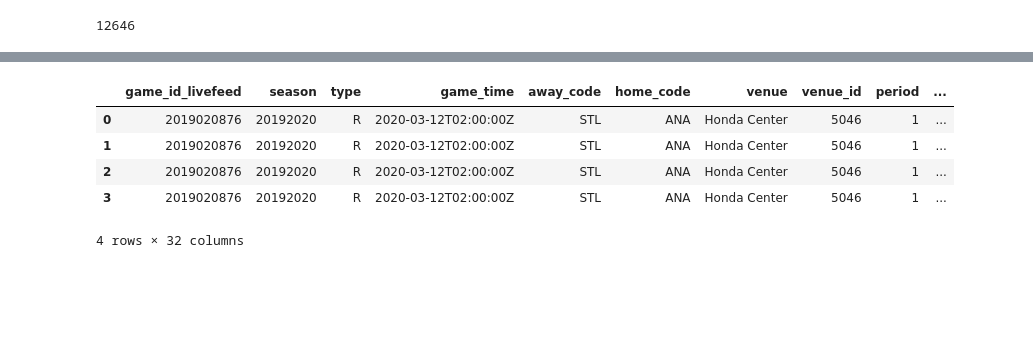
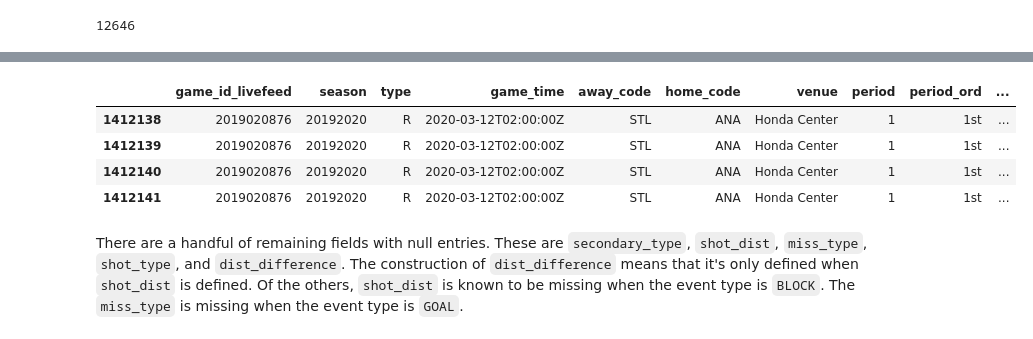
Before and after one commit to nmwodarz/Springboard, a Jupyter notebook: Capstone2/Capstone 2 Data Wrangling.ipynb, the cells around one changed output, grey strips where cells are left out. Cells and saved outputs as stored; diff of their text form; code cells hidden in the pictures; blank space fills up the shorter version.

Commit message:
Finishing Data Wrangling

```diff
--- a/Capstone2/Capstone 2 Data Wrangling.ipynb
+++ b/Capstone2/Capstone 2 Data Wrangling.ipynb
@@ -1528,3 +95,14 @@ len(bad_links)
+# %%
+def read_game_frame(live_feed_link):
+    current_dir = Path.cwd()
+    game_id = live_feed_link[13:23]
+
+    relative_path = 'data/games/combined_' + game_id + '.pkl'
+    frame_path = current_dir.joinpath(relative_path)
+
+    game_frame = pd.read_pickle(str(frame_path))
+    return game_frame
 # %%
-combined_frame_list = [get_game_combined_frame_from_local(link) for link in game_links if link not in bad_links];
-shot_frame = pd.concat(combined_frame_list);
+combined_frame_list = [read_game_frame(link) for link in game_links if link not in bad_links]
+shot_frame = pd.concat(combined_frame_list)
+shot_frame.reset_index(drop=True, inplace=True)
@@ -1550,0 +134,3 @@ memory usage: 350.1+ MB
+# %%
+# game_id_htmlreport is redundant and can be removed.
+shot_frame.drop('game_id_htmlreport', axis=1, inplace=True)
@@ -1550,0 +159,2 @@ memory usage: 350.1+ MB
+# %%
+pd.set_option('display.max_columns', None)
@@ -1612,14 +254,15 @@ memory usage: 350.1+ MB
 # %%
-shot_frame[shot_frame['pos_a'].isna()]
+shot_frame[shot_frame['pos_a'].isna() | shot_frame['pos_h'].isna()]
 # %% [output]
-|  | game_id_livefeed | season | type | game_time | away_code | home_code | venue | venue_id | period | ... |
-| 0 | 2019020876 | 20192020 | R | 2020-03-12T02:00:00Z | STL | ANA | Honda Center | 5046 | 1 | ... |
-| 1 | 2019020876 | 20192020 | R | 2020-03-12T02:00:00Z | STL | ANA | Honda Center | 5046 | 1 | ... |
-| 2 | 2019020876 | 20192020 | R | 2020-03-12T02:00:00Z | STL | ANA | Honda Center | 5046 | 1 | ... |
-| 3 | 2019020876 | 20192020 | R | 2020-03-12T02:00:00Z | STL | ANA | Honda Center | 5046 | 1 | ... |
+|  | game_id_livefeed | season | type | game_time | away_code | home_code | venue | period | period_ord | ... |
+| 1412138 | 2019020876 | 20192020 | R | 2020-03-12T02:00:00Z | STL | ANA | Honda Center | 1 | 1st | ... |
+| 1412139 | 2019020876 | 20192020 | R | 2020-03-12T02:00:00Z | STL | ANA | Honda Center | 1 | 1st | ... |
+| 1412140 | 2019020876 | 20192020 | R | 2020-03-12T02:00:00Z | STL | ANA | Honda Center | 1 | 1st | ... |
+| 1412141 | 2019020876 | 20192020 | R | 2020-03-12T02:00:00Z | STL | ANA | Honda Center | 1 | 1st | ... |
-4 rows × 32 columns
 # %%
 shot_frame.dropna(subset=['pos_a', 'pos_h'], inplace=True)
+# %% [markdown]
+There are a handful of remaining fields with null entries. These are `secondary_type`, `shot_dist`, `miss_type`, `shot_type`, and `dist_difference`. The construction of `dist_difference` means that it's only defined when `shot_dist` is defined. Of the others, `shot_dist` is known to be missing when the event type is `BLOCK`. The `miss_type` is missing when the event type is `GOAL`.
 # %%
 shot_frame.info()
 # %% [output]
```
Also changed, not shown: parts of 114 cells of this notebook, 1 other file.
